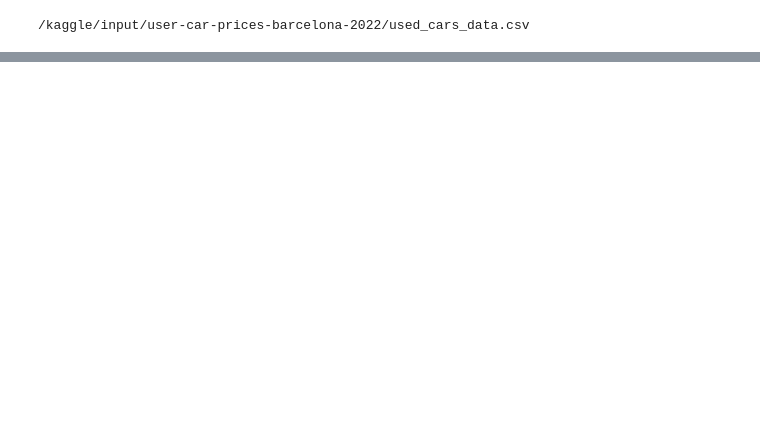
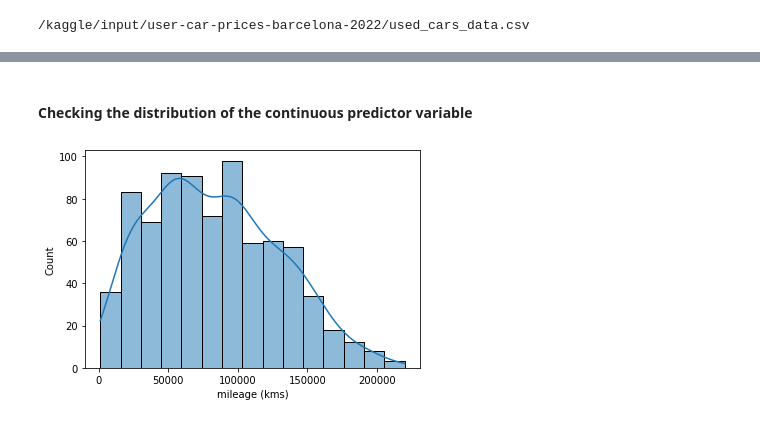
Before and after one commit to kavishchaudhary/Python_Used_cars_regression, a Jupyter notebook: used-cars-regression-multiple-models.ipynb, the cells around one changed output, grey strips where cells are left out. Cells and saved outputs as stored; diff of their text form; code cells hidden in the pictures; blank space fills up the shorter version.

```diff
--- a/used-cars-regression-multiple-models.ipynb
+++ b/used-cars-regression-multiple-models.ipynb
@@ -55,0 +97,7 @@ Slicing the df excluding the first column.
+# %% [markdown]
+#### Checking the distribution of the continuous predictor variable
+# %%
+sns.histplot(x= df['mileage (kms)'], kde = True)
+plt.show()
+# %% [output]
+[figure, added]
```
Also changed, not shown: parts of 90 cells of this notebook.
